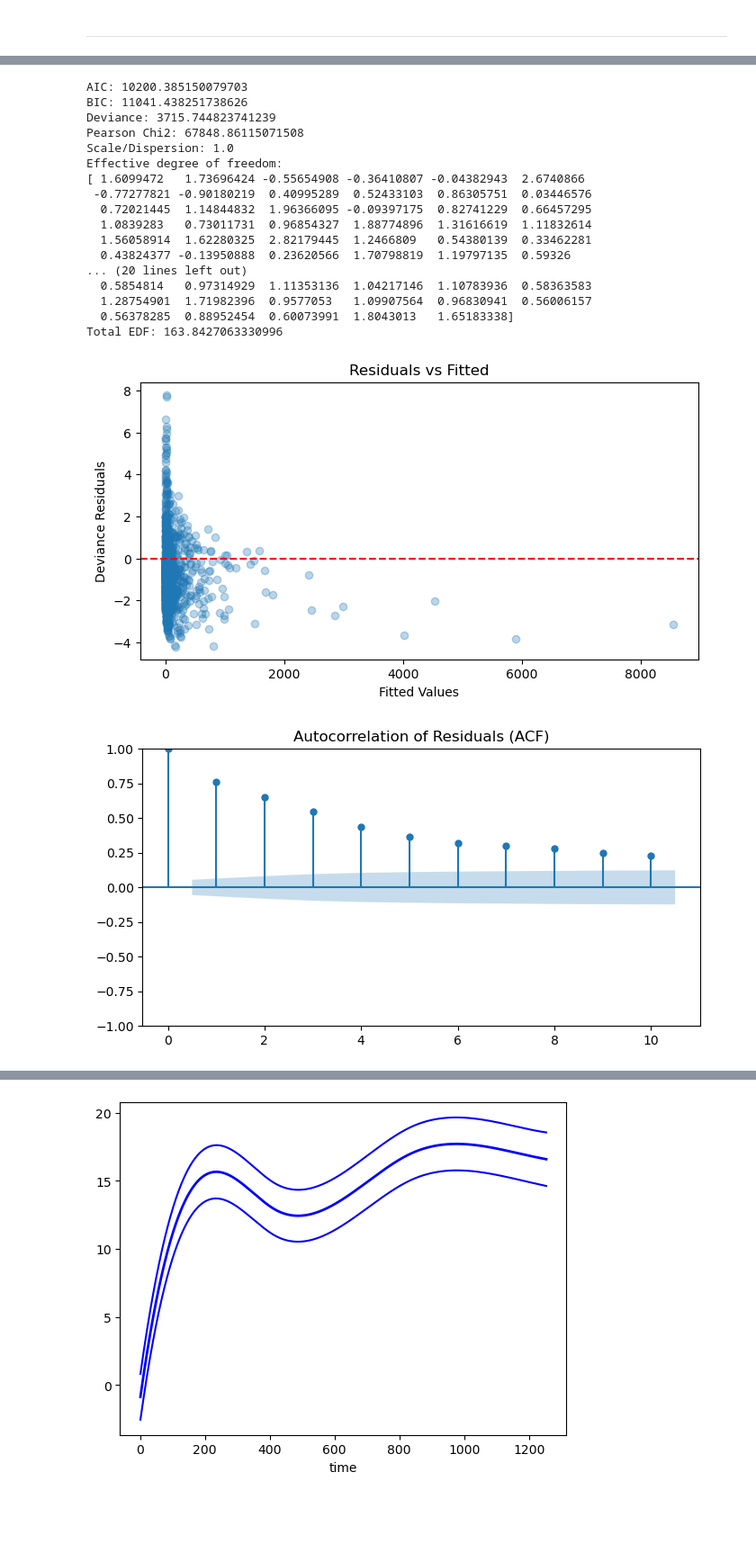
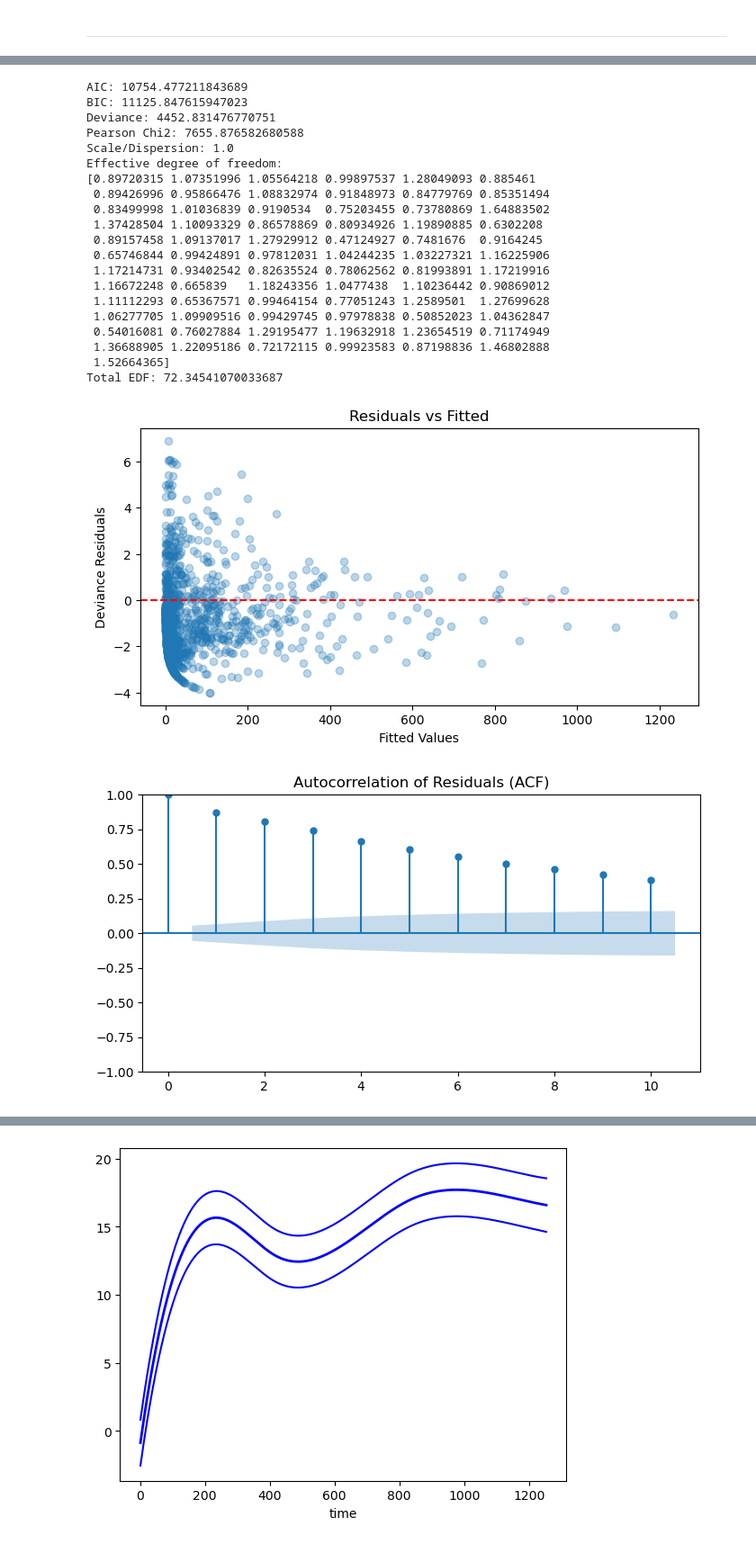
Before and after one commit to yansk1101/4096_dsproject, a Jupyter notebook: dlnm.ipynb, the cells around one changed output, grey strips where cells are left out. Shown at 90% size. Cells and saved outputs as stored; diff of their text form; code cells hidden in the pictures; blank space fills up the shorter version.

```diff
--- a/dlnm.ipynb
+++ b/dlnm.ipynb
@@ -214,6 +214,11 @@ df["time"] = np.arange(1, len(df)+1)
 mete_col = ["temprange", "temp", "RH", "SR", "AP", "DPT", "WS", "UV"]
 flu_col = ["H1", "H3", "B", "AandB"]
 spline_col = ["ContainmentHealthIndex_Average", "Week", "time"]
+# %%
+# After doing VIF test
+mete_col = ["DPT", "WS", "UV"]
+
+df = df[mete_col+flu_col+spline_col+["pandemic_flag"]]
 # %%
 # overview for df
 display(df.head())
@@ -355,6 +362,6 @@ alpha [3.45593997e-05 3.62012055e+02 9.76047885e-04] is the best tested with GCV
 # %%
-model, result = NB_GAM_model(model_data, "H1", " + ".join(exp_name_list), smoothers, best_a_bic[0])
-print(result.summary())
+model_bic, result_bic = NB_GAM_model(model_data, "H1", " + ".join(exp_name_list), smoothers, best_a_bic[0])
+print(result_bic.summary())
 # %% [output]
                  Generalized Linear Model Regression Results
 ==============================================================================
@@ -519,54 +529,57 @@ plt.show()
 # %%
-model, result = NB_GAM_model(model_data, "H1", " + ".join(exp_name_list), smoothers, best_a_kfold[0])
+model_kfold, result_kfold = NB_GAM_model(model_data, "H1", " + ".join(exp_name_list), smoothers, best_a_kfold[0])
 # %%
 # Model diagnotics / Goodness-of-fit
-print(f"AIC: {result.aic}")
-print(f"BIC: {result.bic}")
-print(f"Deviance: {result.deviance}")
-print(f"Pearson Chi2: {result.pearson_chi2}")
-print(f"Scale/Dispersion: {result.scale}")
-print(f"Effective degree of freedom: \n{result.edf}")
-print(f"Total EDF: {result.edf.sum()}")
+print(f"AIC: {result_kfold.aic}")
+print(f"BIC: {result_kfold.bic}")
+print(f"Deviance: {result_kfold.deviance}")
+print(f"Pearson Chi2: {result_kfold.pearson_chi2}")
+print(f"Scale/Dispersion: {result_kfold.scale}")
+print(f"Effective degree of freedom: \n{result_kfold.edf}")
+print(f"Total EDF: {result_kfold.edf.sum()}")
 # %% [output]
-AIC: 10200.385150079703
-BIC: 11041.438251738626
-Deviance: 3715.744823741239
-Pearson Chi2: 67848.86115071508
+AIC: 10754.477211843689
+BIC: 11125.847615947023
+Deviance: 4452.831476770751
+Pearson Chi2: 7655.876582680588
 Scale/Dispersion: 1.0
 Effective degree of freedom:
-[ 1.6099472   1.73696424 -0.55654908 -0.36410807 -0.04382943  2.6740866
- -0.77277821 -0.90180219  0.40995289  0.52433103  0.86305751  0.03446576
-  0.72021445  1.14844832  1.96366095 -0.09397175  0.82741229  0.66457295
-  1.0839283   0.73011731  0.96854327  1.88774896  1.31616619  1.11832614
-  1.56058914  1.62280325  2.82179445  1.2466809   0.54380139  0.33462281
-  0.43824377 -0.13950888  0.23620566  1.70798819  1.19797135  0.59326
-... (20 lines left out)
-  0.5854814   0.97314929  1.11353136  1.04217146  1.10783936  0.58363583
-  1.28754901  1.71982396  0.9577053   1.09907564  0.96830941  0.56006157
-  0.56378285  0.88952454  0.60073991  1.8043013   1.65183338]
-Total EDF: 163.8427063330996
+[0.89720315 1.07351996 1.05564218 0.99897537 1.28049093 0.885461
+ 0.89426996 0.95866476 1.08832974 0.91848973 0.84779769 0.85351494
+ 0.83499998 1.01036839 0.9190534  0.75203455 0.73780869 1.64883502
+ 1.37428504 1.10093329 0.86578869 0.80934926 1.19890885 0.6302208
+ 0.89157458 1.09137017 1.27929912 0.47124927 0.7481676  0.9164245
+ 0.65746844 0.99424891 0.97812031 1.04244235 1.03227321 1.16225906
+ 1.17214731 0.93402542 0.82635524 0.78062562 0.81993891 1.17219916
+ 1.16672248 0.665839   1.18243356 1.0477438  1.10236442 0.90869012
+ 1.11112293 0.65367571 0.99464154 0.77051243 1.2589501  1.27699628
+ 1.06277705 1.09909516 0.99429745 0.97978838 0.50852023 1.04362847
+ 0.54016081 0.76027884 1.29195477 1.19632918 1.23654519 0.71174949
+ 1.36688905 1.22095186 0.72172115 0.99923583 0.87198836 1.46802888
+ 1.52664365]
+Total EDF: 72.34541070033687
 # %%
 # Residual diagnotics
 
 # Extract deviance residuals
-residuals = result.resid_deviance
+residuals = result_kfold.resid_deviance
 
 # 1. Residuals vs. Fitted Values Plot (checks for systematic bias)
 plt.figure(figsize=(8, 4))
-plt.scatter(result.fittedvalues, residuals, alpha=0.3)
+plt.scatter(result_kfold.fittedvalues, residuals, alpha=0.3)
 plt.axhline(0, color='red', linestyle='--')
 plt.xlabel("Fitted Values")
 plt.ylabel("Deviance Residuals")
 plt.title("Residuals vs Fitted")
 plt.show()
 
 # 2. Autocorrelation Check (ACF) - Vital for time series!
 # Time-series data often has uncaptured temporal patterns; residuals should look like white noise.
 fig, ax = plt.subplots(figsize=(8, 4))
 sm.graphics.tsa.plot_acf(residuals, lags=10, ax=ax)
 plt.title("Autocorrelation of Residuals (ACF)")
 plt.show()
 # %% [output]
-[figure, old version]
+[figure, new version]
-[figure, old version]
+[figure, new version]
 # %%
```
Also changed, not shown: parts of 19 cells of this notebook, 1 other file.
